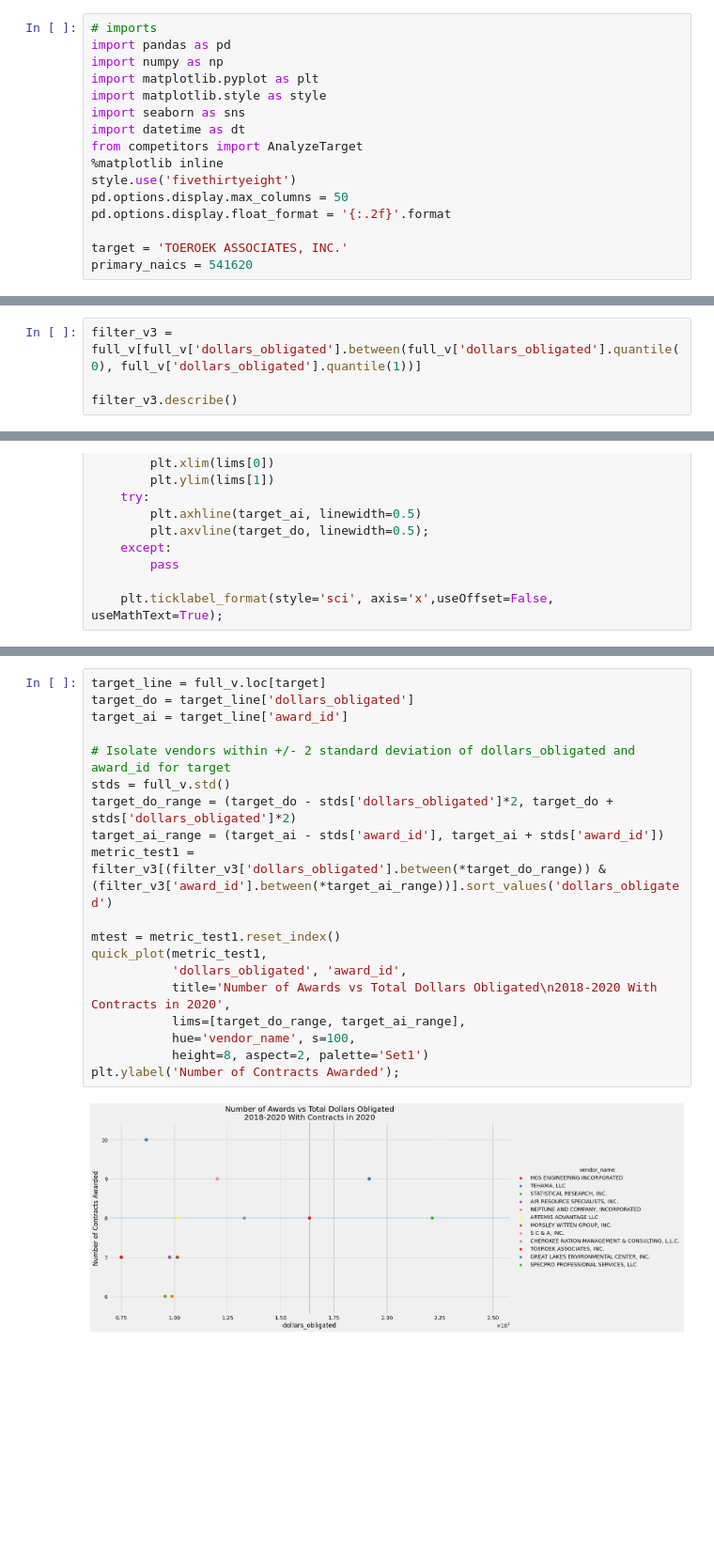
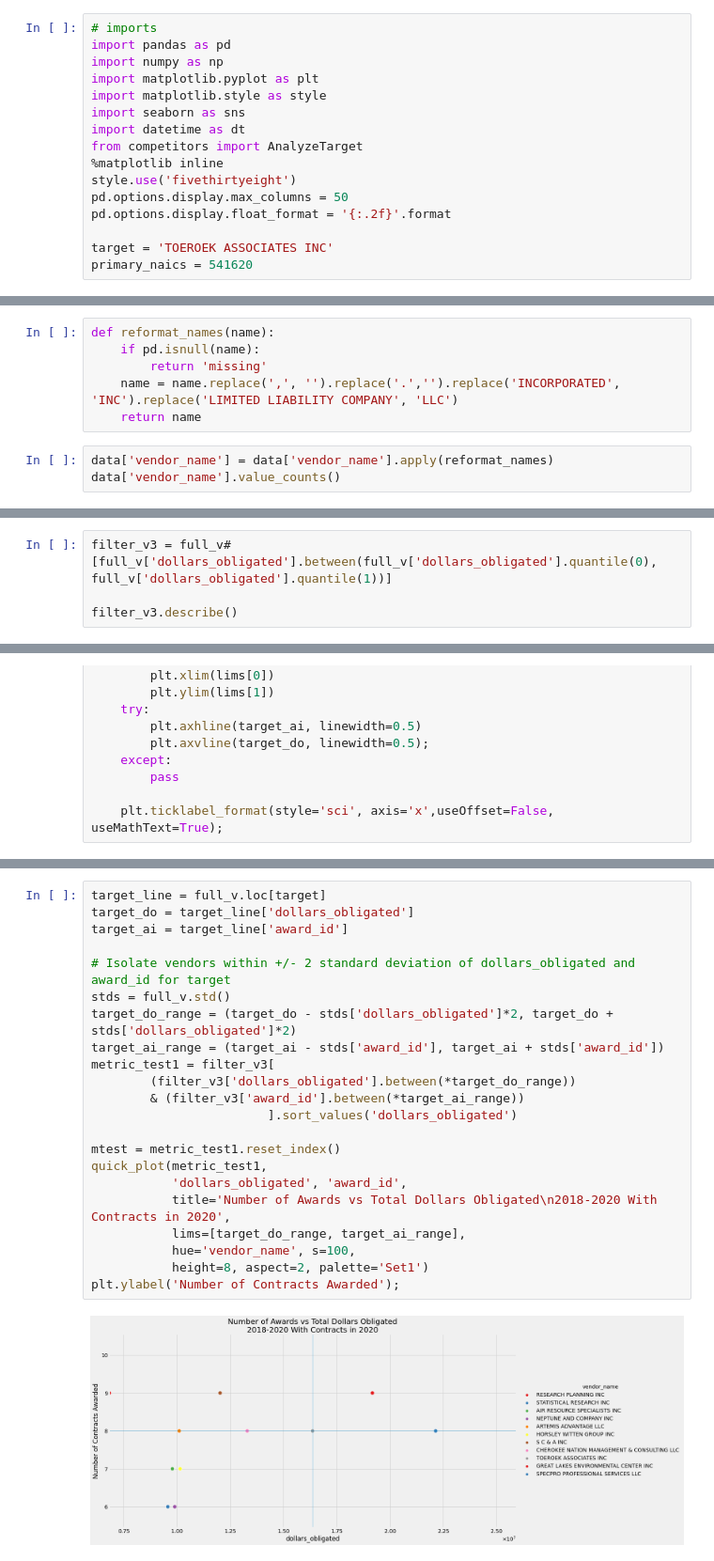
Before and after one commit to jryan814/datab-projects, a Jupyter notebook: gov_contract_BI/gov_contracts_541620.ipynb, the cells around one changed output, grey strips where cells are left out. Shown: that part at 94% size. Drawn from its saved outputs; the diff is of its cells as text; blank space fills up the shorter version.

Commit message:
added name fixes

```diff
--- a/gov_contract_BI/gov_contracts_541620.ipynb
+++ b/gov_contract_BI/gov_contracts_541620.ipynb
@@ -23,7 +23,7 @@ style.use('fivethirtyeight')
 pd.options.display.max_columns = 50
 pd.options.display.float_format = '{:.2f}'.format
 
-target = 'TOEROEK ASSOCIATES, INC.'
+target = 'TOEROEK ASSOCIATES INC'
 primary_naics = 541620
 # %%
 # create dataframe from file
@@ -61,3 +76,12 @@ data = data.reset_index(drop='index')
 # %%
 # Create year column based off action_date year
 data['year'] = data['action_date'].str[:4].astype(float)
+# %%
+def reformat_names(name):
+    if pd.isnull(name):
+        return 'missing'
+    name = name.replace(',', '').replace('.','').replace('INCORPORATED', 'INC').replace('LIMITED LIABILITY COMPANY', 'LLC')
+    return name
+# %%
+data['vendor_name'] = data['vendor_name'].apply(reformat_names)
+data['vendor_name'].value_counts()
@@ -226,6 +263,6 @@ grp_reset['year'].value_counts()
 Name: year, dtype: int64
 # %%
-filter_v3 = full_v[full_v['dollars_obligated'].between(full_v['dollars_obligated'].quantile(0), full_v['dollars_obligated'].quantile(1))]
+filter_v3 = full_v#[full_v['dollars_obligated'].between(full_v['dollars_obligated'].quantile(0), full_v['dollars_obligated'].quantile(1))]
 
 filter_v3.describe()
 # %% [output]
@@ -294,24 +330,27 @@ v3_reset = v3_reset.groupby('vendor_name').agg('sum')
 # %%
 target_line = full_v.loc[target]
 target_do = target_line['dollars_obligated']
 target_ai = target_line['award_id']
 
 # Isolate vendors within +/- 2 standard deviation of dollars_obligated and award_id for target
 stds = full_v.std()
 target_do_range = (target_do - stds['dollars_obligated']*2, target_do + stds['dollars_obligated']*2)
 target_ai_range = (target_ai - stds['award_id'], target_ai + stds['award_id'])
-metric_test1 = filter_v3[(filter_v3['dollars_obligated'].between(*target_do_range)) & (filter_v3['award_id'].between(*target_ai_range))].sort_values('dollars_obligated')
+metric_test1 = filter_v3[
+        (filter_v3['dollars_obligated'].between(*target_do_range))
+        & (filter_v3['award_id'].between(*target_ai_range))
+                        ].sort_values('dollars_obligated')
 
 mtest = metric_test1.reset_index()
 quick_plot(metric_test1,
            'dollars_obligated', 'award_id',
            title='Number of Awards vs Total Dollars Obligated\n2018-2020 With Contracts in 2020',
            lims=[target_do_range, target_ai_range],
            hue='vendor_name', s=100,
            height=8, aspect=2, palette='Set1')
 plt.ylabel('Number of Contracts Awarded');
 # %% [output]
-[figure, old version]
+[figure, new version]
 # %% [markdown]
 # Potential Businesses for Acquisition
 
```
Also changed, not shown: parts of 11 cells of this notebook.
